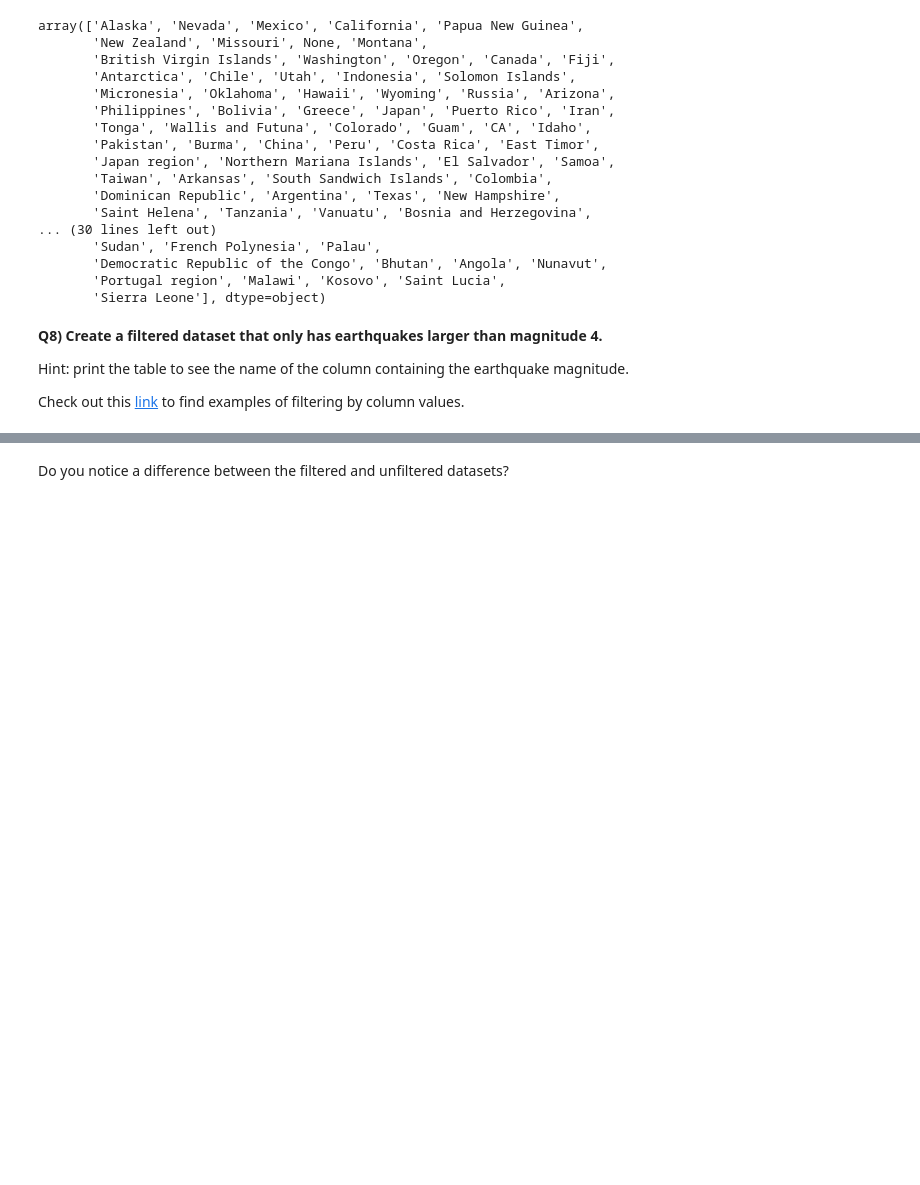
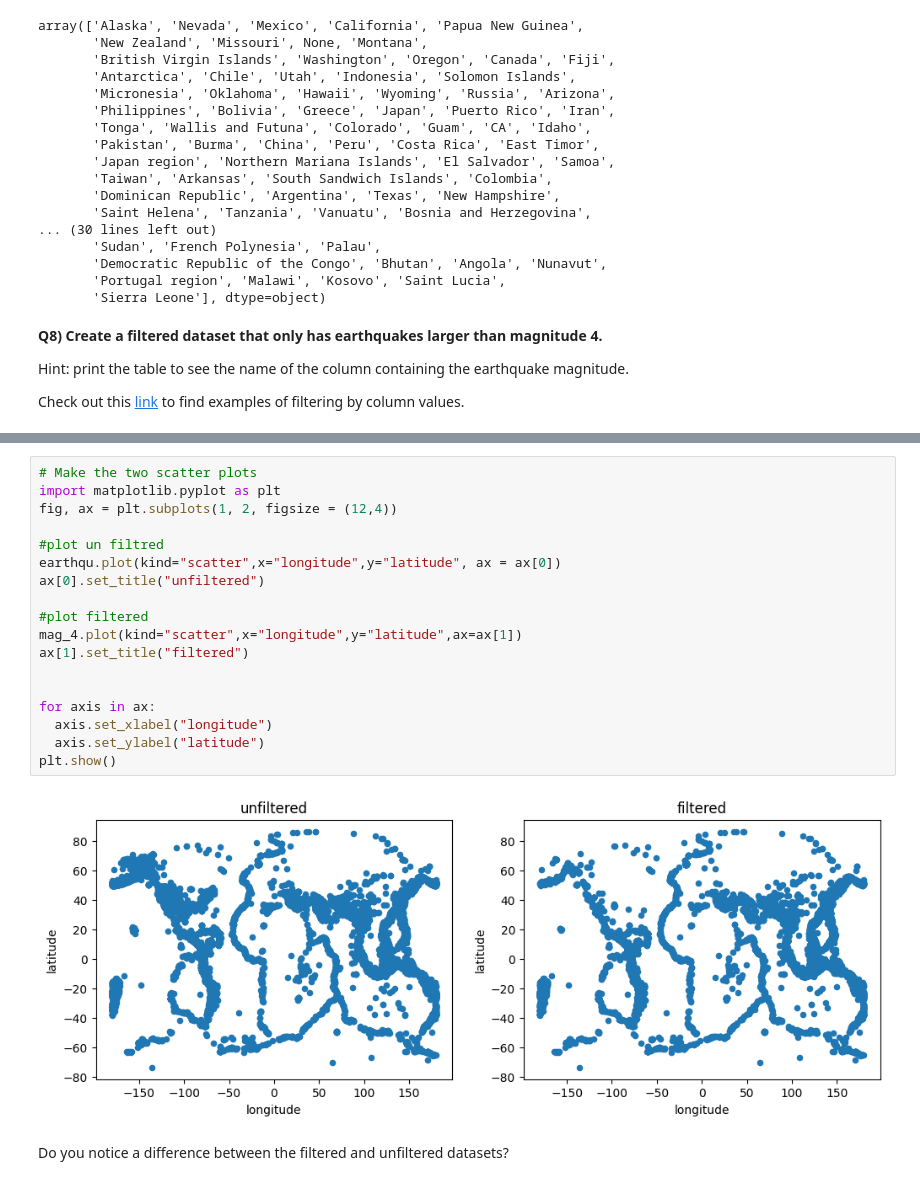
Before and after one commit to Anialuchi/2026_Intro_Python, a Jupyter notebook: 1.5-pandas-environmental-exercises.ipynb, the cells around one changed output, grey strips where cells are left out. Saved outputs shown, nothing was run; the diff lists cells and outputs as text; blank space fills up the shorter version.

```diff
--- a/1.5-pandas-environmental-exercises.ipynb
+++ b/1.5-pandas-environmental-exercises.ipynb
@@ -313,2 +356,22 @@ colour stands for the same magnitude in both panels.
+# %%
+# Make the two scatter plots
+import matplotlib.pyplot as plt
+fig, ax = plt.subplots(1, 2, figsize = (12,4))
+
+#plot un filtred
+earthqu.plot(kind="scatter",x="longitude",y="latitude", ax = ax[0])
+ax[0].set_title("unfiltered")
+
+#plot filtered
+mag_4.plot(kind="scatter",x="longitude",y="latitude",ax=ax[1])
+ax[1].set_title("filtered")
+
+
+for axis in ax:
+  axis.set_xlabel("longitude")
+  axis.set_ylabel("latitude")
+plt.show()
+# %% [output]
+[figure, added]
 # %% [markdown]
 Do you notice a difference between the filtered and unfiltered datasets?
```
Also changed, not shown: parts of 5 cells of this notebook.
